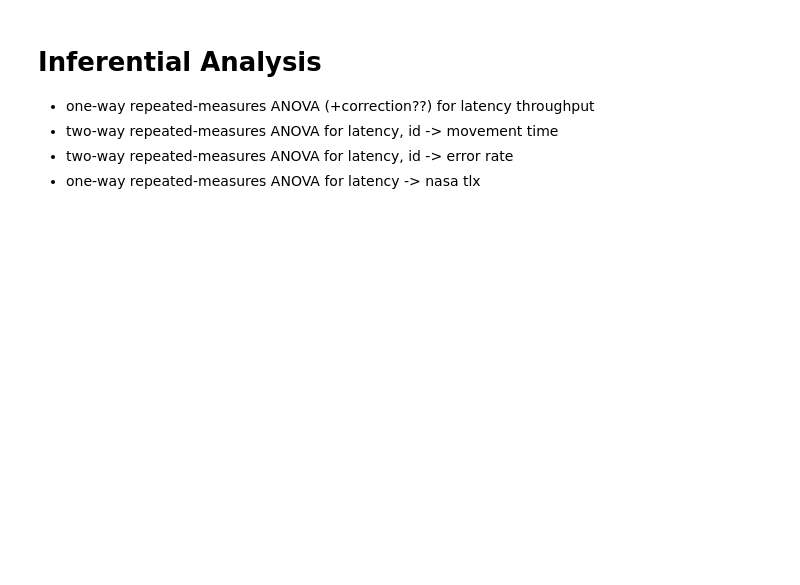
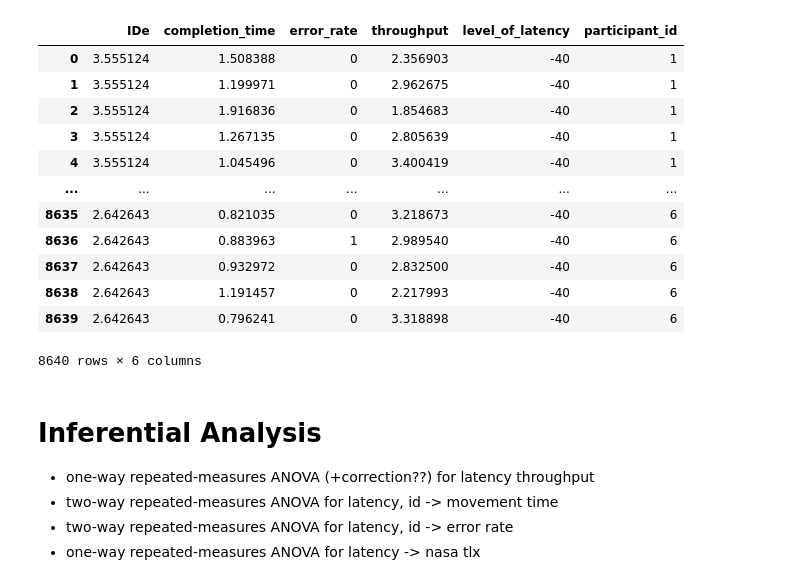
Before and after one commit to lucawoik/SpeedyMouseEvaluation, a Jupyter notebook: inferential_analysis.ipynb, the cells around one changed output. Saved outputs shown, nothing was run; the diff lists cells and outputs as text; code cells hidden in the pictures; blank space fills up the shorter version.

```diff
--- a/inferential_analysis.ipynb
+++ b/inferential_analysis.ipynb
@@ -14,0 +65,26 @@ scipy.__version__
+# %%
+# calculation of effective id
+num_ids = len(clicks_df["ID"].unique())
+
+clicks_df["distance_from_target"] = np.sqrt(
+    (clicks_df["target_x"] - clicks_df["cursor_x"])**2 +
+    (clicks_df["target_y"] - clicks_df["cursor_y"])**2
+)
+
+effective_id_df = pd.DataFrame({"ID": clicks_df["ID"].unique(),
+                                "sigma": np.zeros(num_ids),
+                                "amplitude": np.zeros(num_ids),
+                                "width": np.zeros(num_ids)})
+for _, entry in clicks_df.iterrows():
+    for _, row in effective_id_df.iterrows():
+        if entry["ID"] == row["ID"]:
+            row["amplitude"] = entry["target_amplitude"]
+            row["width"] = entry["target_width"]
+            row["sigma"] += entry["distance_from_target"]
+
+effective_id_df["sigma"] /= len(clicks_df)/9
+effective_id_df["We"] = 4.133 * effective_id_df["sigma"]
+effective_id_df["IDe"] = np.log2(
+    effective_id_df["amplitude"] / effective_id_df["We"] + 1
+)
+effective_id_df.sort_values(by=["ID"])
@@ -15,3 +102,32 @@ scipy.__version__
+# %%
+# calculation of throughput
+throughput_df = pd.DataFrame({"IDe": np.zeros(clicks_df.shape[0]),
+                              "completion_time": clicks_df["completion_time"],
+                              "error_rate": 1 - clicks_df["success"]})
+
+for index, entry in clicks_df.iterrows():
+    for _, row in effective_id_df.iterrows():
+        if entry["ID"] == row["ID"]:
+            throughput_df.loc[index,"IDe"] = row["IDe"]
+
+throughput_df["throughput"] = throughput_df["IDe"] / throughput_df["completion_time"]
+throughput_df["level_of_latency"] = clicks_df["level_of_latency"]
+throughput_df["participant_id"] = clicks_df["participant_id"]
+throughput_df
+# %% [output]
+|  | IDe | completion_time | error_rate | throughput | level_of_latency | participant_id |
+| 0 | 3.555124 | 1.508388 | 0 | 2.356903 | -40 | 1 |
+| 1 | 3.555124 | 1.199971 | 0 | 2.962675 | -40 | 1 |
+| 2 | 3.555124 | 1.916836 | 0 | 1.854683 | -40 | 1 |
+| 3 | 3.555124 | 1.267135 | 0 | 2.805639 | -40 | 1 |
+| 4 | 3.555124 | 1.045496 | 0 | 3.400419 | -40 | 1 |
+| ... | ... | ... | ... | ... | ... | ... |
+| 8635 | 2.642643 | 0.821035 | 0 | 3.218673 | -40 | 6 |
+| 8636 | 2.642643 | 0.883963 | 1 | 2.989540 | -40 | 6 |
+| 8637 | 2.642643 | 0.932972 | 0 | 2.832500 | -40 | 6 |
+| 8638 | 2.642643 | 1.191457 | 0 | 2.217993 | -40 | 6 |
+| 8639 | 2.642643 | 0.796241 | 0 | 3.318898 | -40 | 6 |
+8640 rows × 6 columns
 # %% [markdown]
 # Inferential Analysis
 - one-way repeated-measures ANOVA (+correction??) for latency throughput
```
Also changed, not shown: parts of 13 cells of this notebook.
